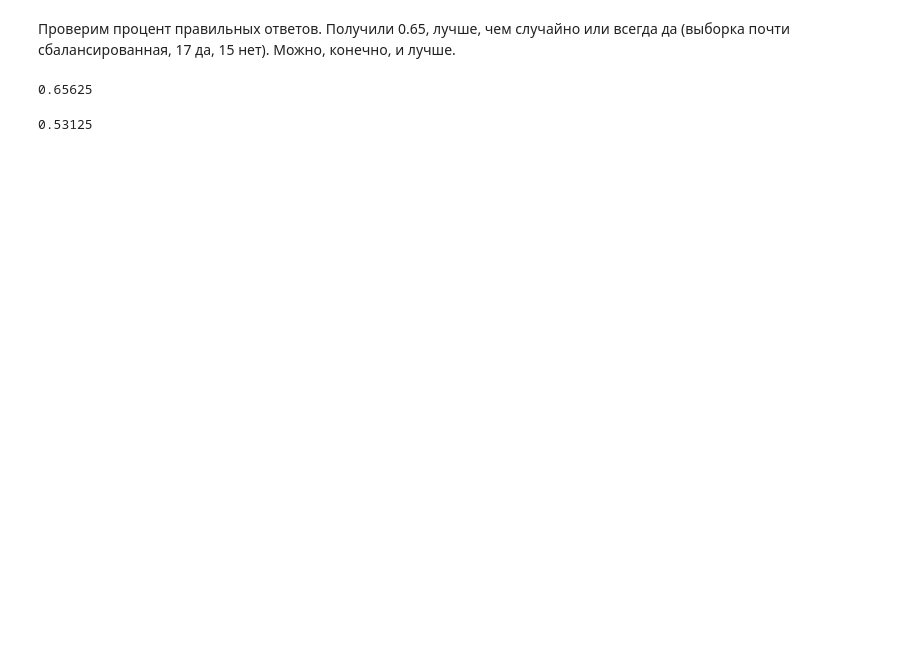
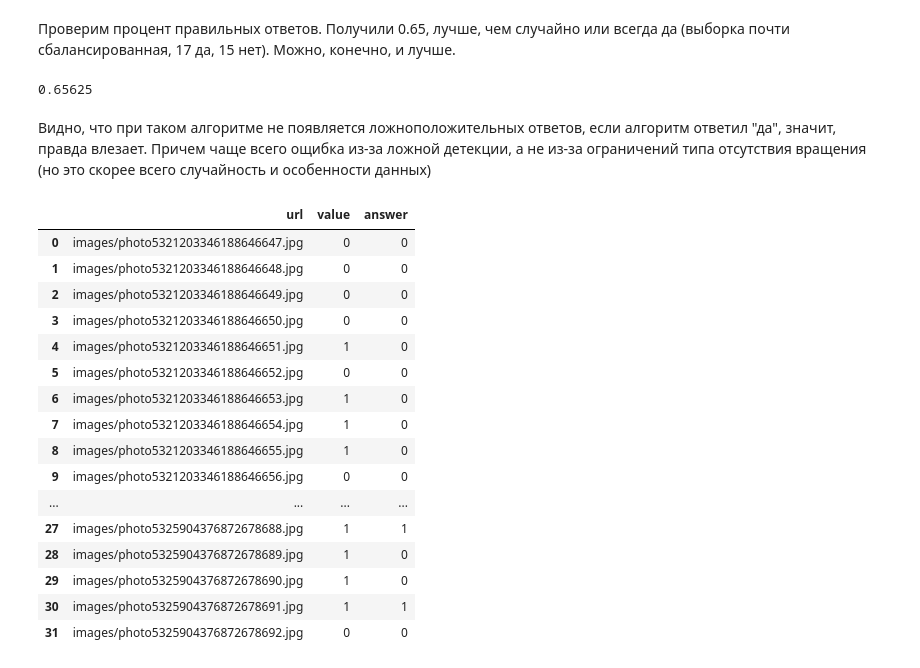
Before and after one commit to evoloshinova/intelligent-placer, a Jupyter notebook: intelligent-placer.ipynb, the cells around one changed output. Cells and saved outputs as stored; diff of their text form; code cells hidden in the pictures; blank space fills up the shorter version.

```diff
--- a/intelligent-placer.ipynb
+++ b/intelligent-placer.ipynb
@@ -257,7 +301,25 @@ value = df.iloc[:, 1].to_numpy()
 np.sum(np.array(answers) == value) / 32
 # %% [output]
 0.65625
+# %% [markdown]
+Видно, что при таком алгоритме не появляется ложноположительных ответов, если алгоритм ответил "да", значит, правда влезает. Причем чаще всего ощибка из-за ложной детекции, а не из-за ограничений типа отсутствия вращения (но это скорее всего случайность и особенности данных)
 # %%
-np.sum(value) / 32
+df.join(pd.DataFrame(np.array(answers), columns=['answer']))
 # %% [output]
-0.53125
+|  | url | value | answer |
+| 0 | images/photo5321203346188646647.jpg | 0 | 0 |
+| 1 | images/photo5321203346188646648.jpg | 0 | 0 |
+| 2 | images/photo5321203346188646649.jpg | 0 | 0 |
+| 3 | images/photo5321203346188646650.jpg | 0 | 0 |
+| 4 | images/photo5321203346188646651.jpg | 1 | 0 |
+| 5 | images/photo5321203346188646652.jpg | 0 | 0 |
+| 6 | images/photo5321203346188646653.jpg | 1 | 0 |
+| 7 | images/photo5321203346188646654.jpg | 1 | 0 |
+| 8 | images/photo5321203346188646655.jpg | 1 | 0 |
+| 9 | images/photo5321203346188646656.jpg | 0 | 0 |
+| ... | ... | ... | ... |
+| 27 | images/photo5325904376872678688.jpg | 1 | 1 |
+| 28 | images/photo5325904376872678689.jpg | 1 | 0 |
+| 29 | images/photo5325904376872678690.jpg | 1 | 0 |
+| 30 | images/photo5325904376872678691.jpg | 1 | 1 |
+| 31 | images/photo5325904376872678692.jpg | 0 | 0 |
```
Also changed, not shown: parts of 11 cells of this notebook.
